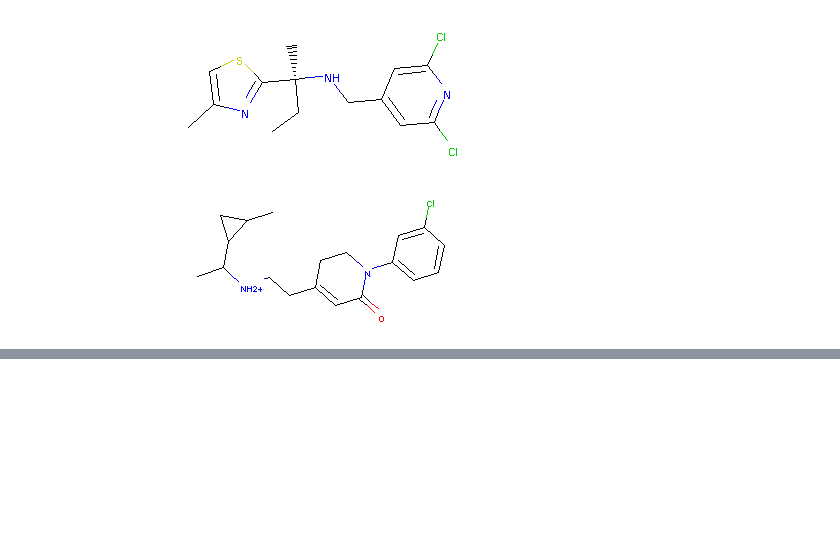
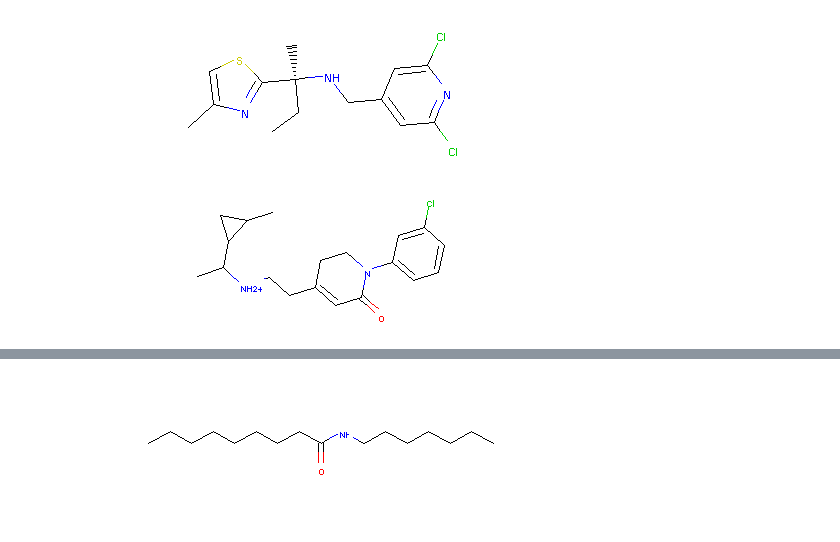
Before and after one commit to yyctamu/CHEMIR, a Jupyter notebook: jtvae/notebooks/mol_rec.ipynb, the cells around one changed output, grey strips where cells are left out. Cells and saved outputs as stored; diff of their text form; code cells hidden in the pictures; blank space fills up the shorter version.

```diff
--- a/jtvae/notebooks/mol_rec.ipynb
+++ b/jtvae/notebooks/mol_rec.ipynb
@@ -672,0 +749,4 @@ recommend(ind1=15, ind2=29, seed=2)
+# %%
+recommend(cts_for_users[3][1], 4, 10, add=True)
+# %% [output]
+[figure, added]
```
Also changed, not shown: parts of 35 cells of this notebook, 2 other files.
